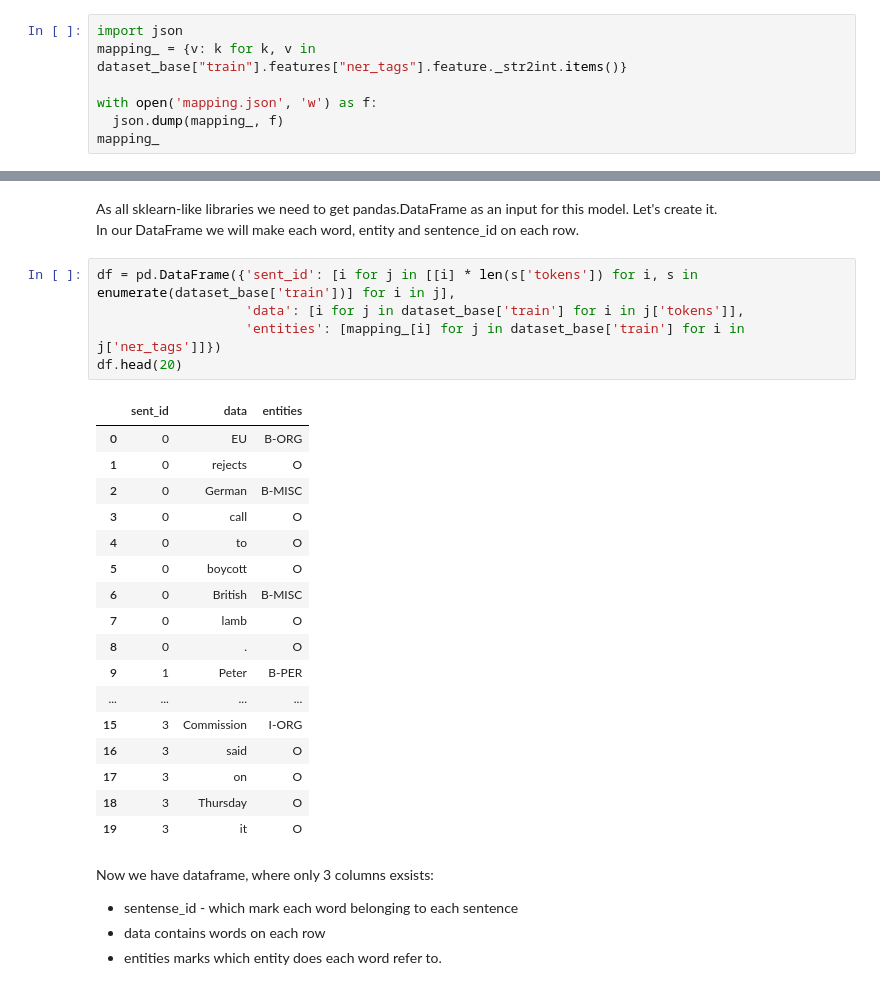
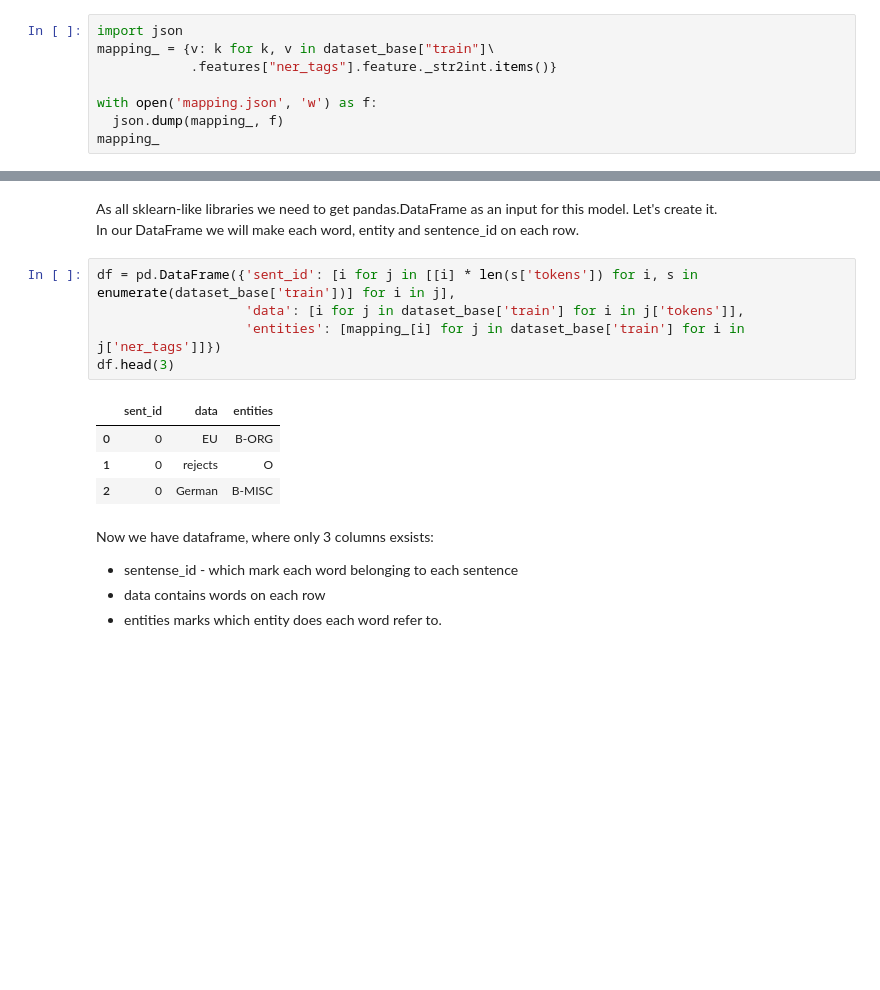
Before and after one commit to delhian/NLP_course, a Jupyter notebook: week3/seminar_3.ipynb, the cells around one changed output, grey strips where cells are left out. Drawn from its saved outputs; the diff is of its cells as text; blank space fills up the shorter version.

```diff
--- a/week3/seminar_3.ipynb
+++ b/week3/seminar_3.ipynb
@@ -60,7 +62,8 @@ Dataset({
 })
 # %%
 import json
-mapping_ = {v: k for k, v in dataset_base["train"].features["ner_tags"].feature._str2int.items()}
+mapping_ = {v: k for k, v in dataset_base["train"]\
+            .features["ner_tags"].feature._str2int.items()}
 
 with open('mapping.json', 'w') as f:
   json.dump(mapping_, f)
@@ -141,26 +155,13 @@ In our DataFrame we will make each word, entity and sentence_id on each row.
 # %%
 df = pd.DataFrame({'sent_id': [i for j in [[i] * len(s['tokens']) for i, s in enumerate(dataset_base['train'])] for i in j],
                    'data': [i for j in dataset_base['train'] for i in j['tokens']],
                    'entities': [mapping_[i] for j in dataset_base['train'] for i in j['ner_tags']]})
-df.head(20)
+df.head(3)
 # %% [output]
 |  | sent_id | data | entities |
 | 0 | 0 | EU | B-ORG |
 | 1 | 0 | rejects | O |
 | 2 | 0 | German | B-MISC |
-| 3 | 0 | call | O |
-| 4 | 0 | to | O |
-| 5 | 0 | boycott | O |
-| 6 | 0 | British | B-MISC |
-| 7 | 0 | lamb | O |
-| 8 | 0 | . | O |
-| 9 | 1 | Peter | B-PER |
-| ... | ... | ... | ... |
-| 15 | 3 | Commission | I-ORG |
-| 16 | 3 | said | O |
-| 17 | 3 | on | O |
-| 18 | 3 | Thursday | O |
-| 19 | 3 | it | O |
 # %% [markdown]
 Now we have dataframe, where only 3 columns exsists:
  - sentense_id - which mark each word belonging to each sentence
```
Also changed, not shown: parts of 47 cells of this notebook.
